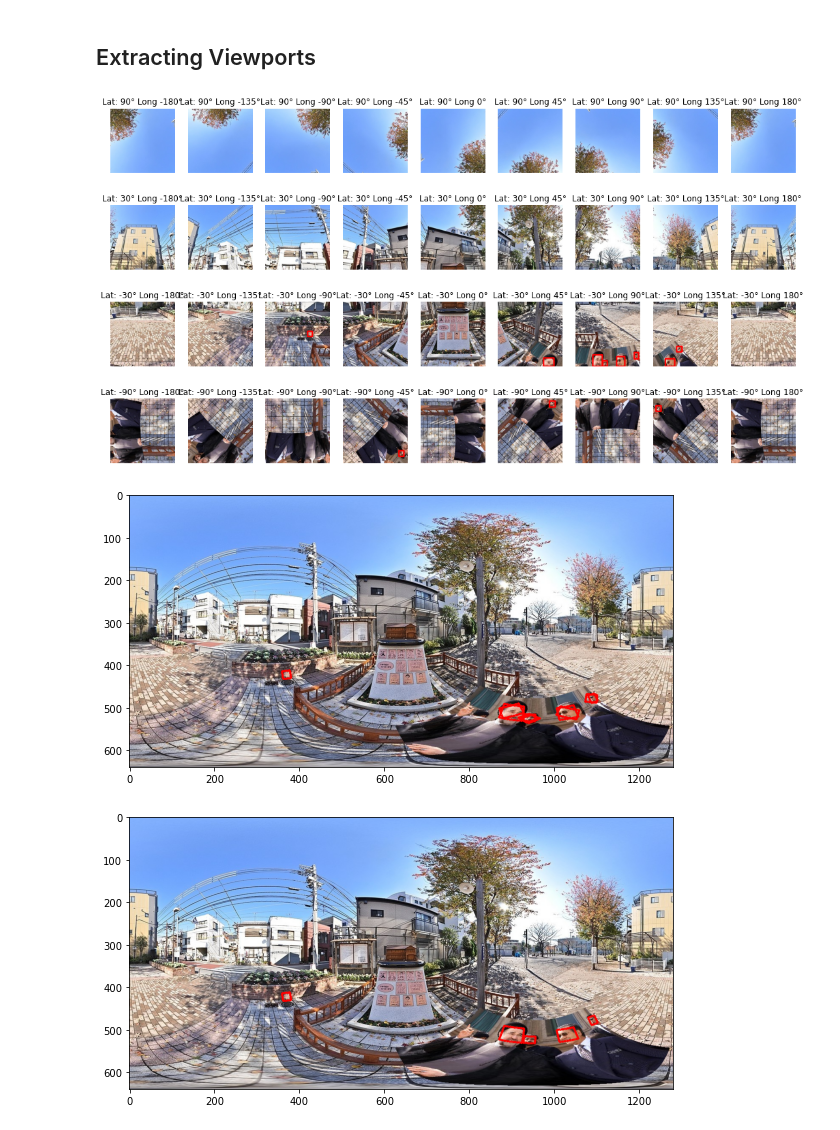
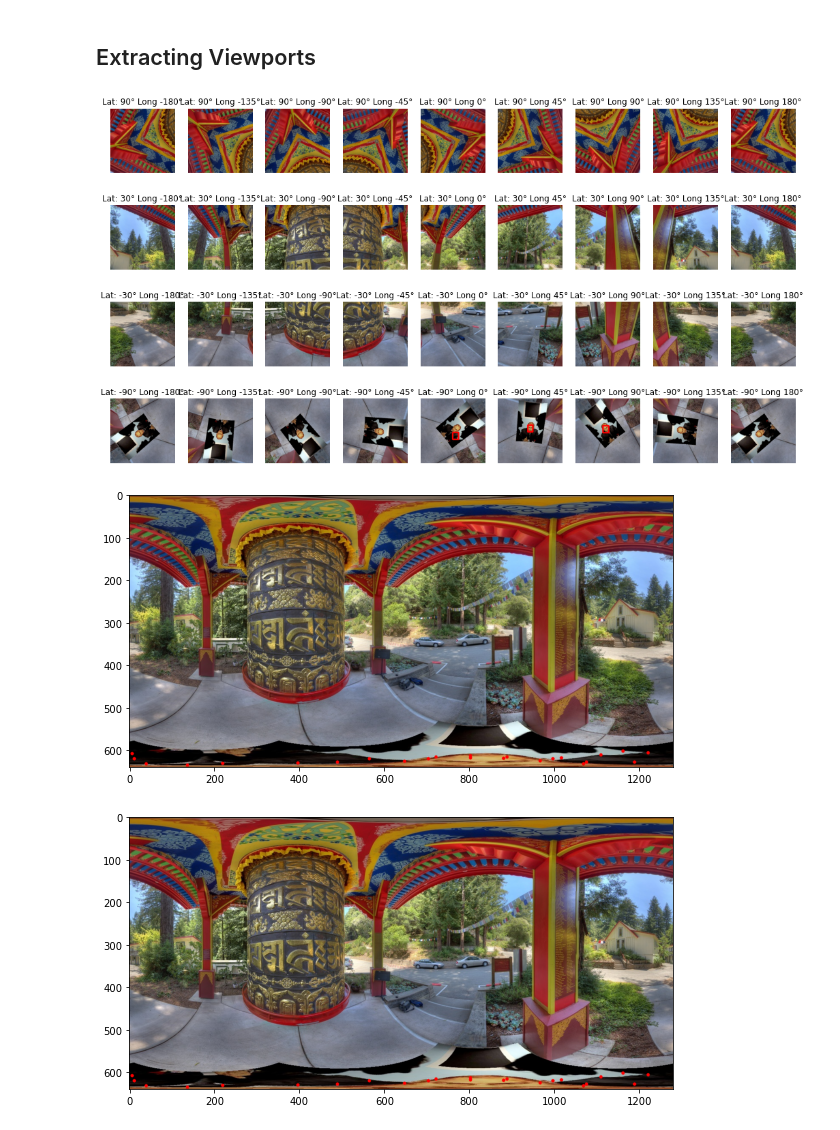
Before and after one commit to TeleMidia/faces360, a Jupyter notebook: ipynb/Face360-Modularized.ipynb, the cells around one changed output. Drawn from its saved outputs; the diff is of its cells as text; code cells hidden in the pictures.

```diff
--- a/ipynb/Face360-Modularized.ipynb
+++ b/ipynb/Face360-Modularized.ipynb
@@ -29,23 +29,24 @@ dir_path
 # %% [markdown]
 ## Extracting Viewports
 # %%
-path = "../data/dataset_360/FDDB-fold-01/2002_07_22_big_img_905.jpg"
-#path = "C:/Users/paulo/Pictures/test_faces/rick_rolled/lat 90 long 0.png"
+path = "../data/dataset_360/FDDB-fold-01/2002_07_25_big_img_919.jpg"
+#path = "../data/dataset_360/FDDB-fold-01/2002_07_27_big_img_970.jpg"
+#path = "C:/Users/paulo/Pictures/test_faces/rick_rolled/lat 90 long 180.png"
 equ, eq_bounds, all_confs = detect_faces_viewports(path, rows = 4, cols = 9, fovw = 60, fovh = 60, width = 300, verbose = 1)
 # %% [output]
-[figure, old version]
+[figure, new version]
 # %%
 eq_img = np.uint16(equ._img[:,:,::-1])
 
 img = show_bounds(eq_img, eq_bounds)
 # %% [output]
-[figure, old version]
+[figure, new version]
 # %%
 polys = [geometry.Polygon(eq_bound).buffer(0) for eq_bound in eq_bounds]
 
 D = non_maximum_supression(polys, all_confs.copy(), 0.5)
 nms_bounds = [eq_bounds[d] for d in D]
-
+nms_polys = [polys[d] for d in D]
 img = show_bounds(eq_img, nms_bounds)
 # %% [output]
-[figure, old version]
+[figure, new version]
```
Also changed, not shown: parts of 1 cell of this notebook, 2 other files.
